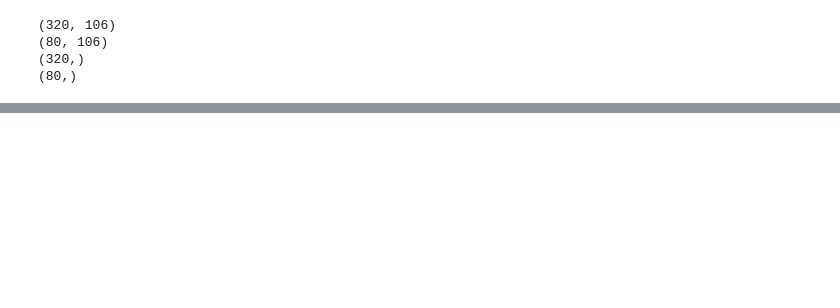
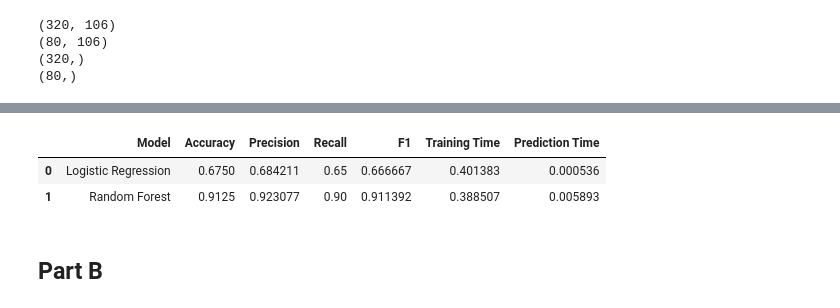
Before and after one commit to Khushal0911/202618005_KhushalBafna_DS605, a Jupyter notebook: 202618005_Lab_6/code.ipynb, the cells around one changed output, grey strips where cells are left out. Saved outputs shown, nothing was run; the diff lists cells and outputs as text; code cells hidden in the pictures; blank space fills up the shorter version.

Commit message:
Part A and B

```diff
--- a/202618005_Lab_6/code.ipynb
+++ b/202618005_Lab_6/code.ipynb
@@ -249,0 +304,39 @@ Confusion Matrix:
+# %%
+image_results = pd.DataFrame({
+    "Model": [
+        "Logistic Regression",
+        "Random Forest"
+    ],
+    "Accuracy": [
+        accuracy_score(y_test, y_pred),
+        rf_accuracy
+    ],
+    "Precision": [
+        precision_score(y_test, y_pred),
+        rf_precision
+    ],
+    "Recall": [
+        recall_score(y_test, y_pred),
+        rf_recall
+    ],
+    "F1": [
+        f1_score(y_test, y_pred),
+        rf_f1
+    ],
+    "Training Time": [
+        train_time,
+        rf_train_time
+    ],
+    "Prediction Time": [
+        prediction_time,
+        rf_prediction_time
+    ]
+})
+
+image_results
+# %% [output]
+|  | Model | Accuracy | Precision | Recall | F1 | Training Time | Prediction Time |
+| 0 | Logistic Regression | 0.6750 | 0.684211 | 0.65 | 0.666667 | 0.401383 | 0.000536 |
+| 1 | Random Forest | 0.9125 | 0.923077 | 0.90 | 0.911392 | 0.388507 | 0.005893 |
+# %% [markdown]
+## Part B
```
Also changed, not shown: parts of 19 cells of this notebook.
